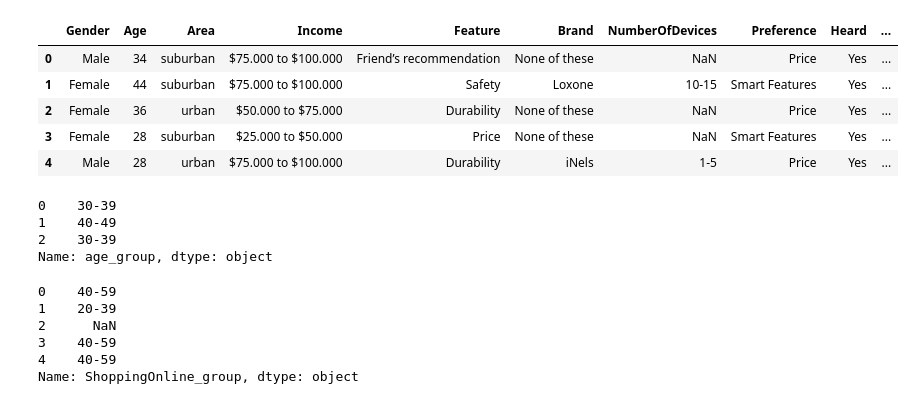
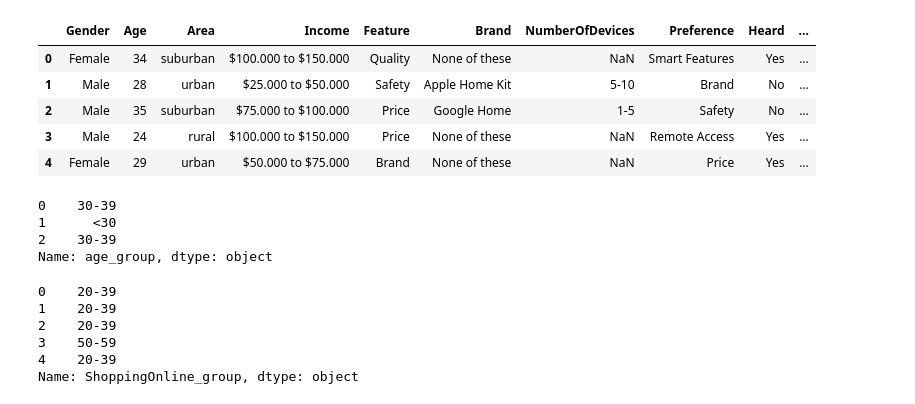
Before and after one commit to mikeszabi/ThermoNN, a Jupyter notebook: smartLock/market_analysis.ipynb, the cells around one changed output. Cells and saved outputs as stored; diff of their text form; code cells hidden in the pictures.

```diff
--- a/smartLock/market_analysis.ipynb
+++ b/smartLock/market_analysis.ipynb
@@ -10,15 +10,15 @@ sns.set_style('ticks')
 import warnings
 warnings.filterwarnings('ignore')
 # %%
-survey_data = pd.read_csv(r'./Surveys/SmartLOCKMarketSurvey_US.csv')
+survey_data = pd.read_csv(r'./Surveys/SmartLOCKMarketSurvey_HU.csv')
 survey_data.head()
 # %% [output]
 |  | Gender | Age | Area | Income | Feature | Brand | NumberOfDevices | Preference | Heard | ... |
-| 0 | Male | 34 | suburban | $75.000 to $100.000 | Friend’s recommendation | None of these | NaN | Price | Yes | ... |
-| 1 | Female | 44 | suburban | $75.000 to $100.000 | Safety | Loxone | 10-15 | Smart Features | Yes | ... |
-| 2 | Female | 36 | urban | $50.000 to $75.000 | Durability | None of these | NaN | Price | Yes | ... |
-| 3 | Female | 28 | suburban | $25.000 to $50.000 | Price | None of these | NaN | Smart Features | Yes | ... |
-| 4 | Male | 28 | urban | $75.000 to $100.000 | Durability | iNels | 1-5 | Price | Yes | ... |
+| 0 | Female | 34 | suburban | $100.000 to $150.000 | Quality | None of these | NaN | Smart Features | Yes | ... |
+| 1 | Male | 28 | urban | $25.000 to $50.000 | Safety | Apple Home Kit | 5-10 | Brand | No | ... |
+| 2 | Male | 35 | suburban | $75.000 to $100.000 | Price | Google Home | 1-5 | Safety | No | ... |
+| 3 | Male | 24 | rural | $100.000 to $150.000 | Price | None of these | NaN | Remote Access | Yes | ... |
+| 4 | Female | 29 | urban | $50.000 to $75.000 | Brand | None of these | NaN | Price | Yes | ... |
 # %%
 def age_group(age):
 
@@ -105,7 +126,7 @@ survey_data['age_group'] = survey_data['Age'].apply(age_group)
 survey_data['age_group'].head(3)
 # %% [output]
 0    30-39
-1    40-49
+1      <30
 2    30-39
 Name: age_group, dtype: object
 # %%
@@ -113,11 +134,11 @@ survey_data['ShoppingOnline_group'] = survey_data['ShoppingOnline'].apply(so_gro
 
 survey_data['ShoppingOnline_group'].head(5)
 # %% [output]
-0    40-59
+0    20-39
 1    20-39
-2      NaN
-3    40-59
-4    40-59
+2    20-39
+3    50-59
+4    20-39
 Name: ShoppingOnline_group, dtype: object
 # %%
 survey_data['Encoded_income'] = survey_data['Income'].apply(encode_income)
```
Also changed, not shown: parts of 14 cells of this notebook, 1 other file.
